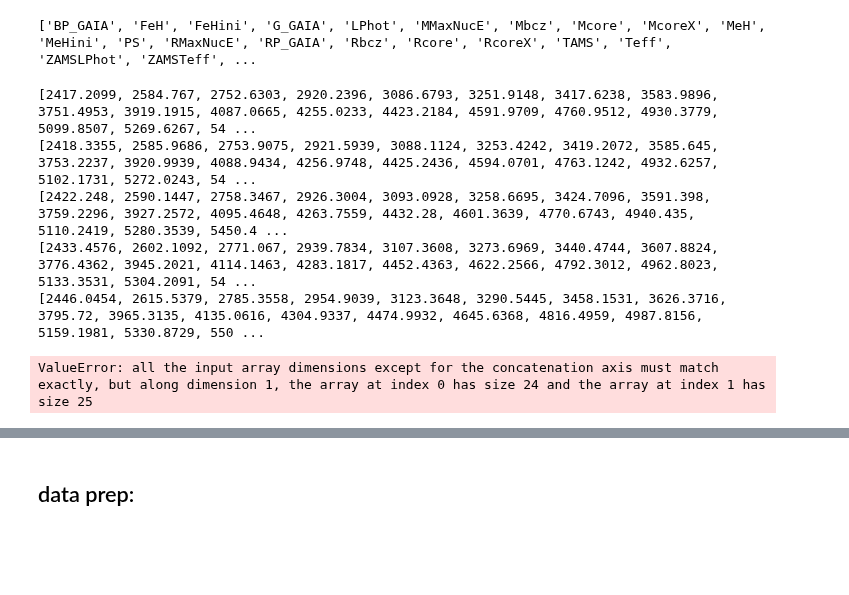
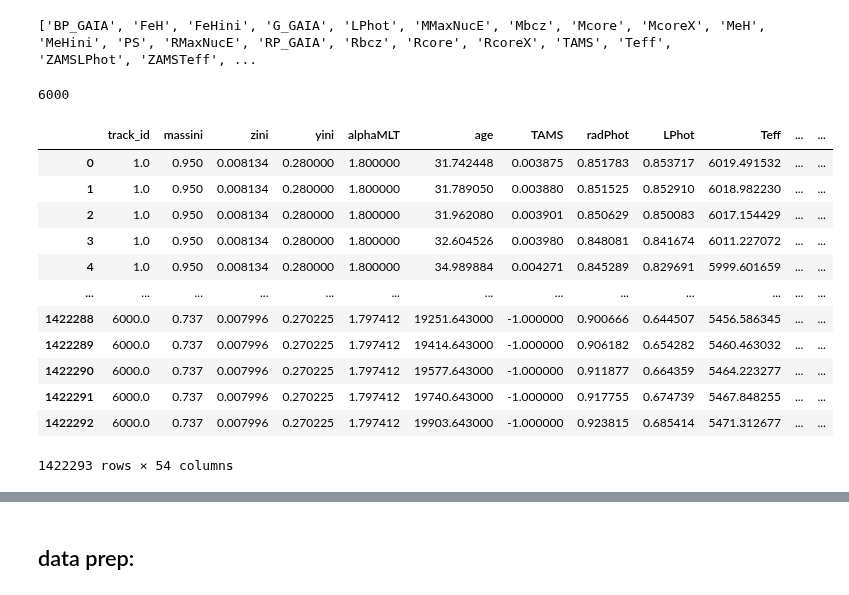
Before and after one commit to ojscutt/pitchfork, a Jupyter notebook: keystone/1_data_prep_Barbie.ipynb, the cells around one changed output, grey strips where cells are left out. Cells and saved outputs as stored; diff of their text form; code cells hidden in the pictures; blank space fills up the shorter version.

```diff
--- a/keystone/1_data_prep_Barbie.ipynb
+++ b/keystone/1_data_prep_Barbie.ipynb
@@ -47,10 +47,11 @@ def track_df_gen(grid, track_ids, headers=['age', 'Teff', 'LPhot']):
 
     return pd.DataFrame(tracks_array, columns = ['track_id']+headers)
 # %%
-def track_df_gen(grid, track_ids, n_min=15, n_max=25, headers=['age', 'Teff', 'LPhot']):
-
+def track_df_gen(grid, track_ids, n_min=10, n_max=30, headers=['age', 'Teff', 'LPhot']):
+    nu_headers = [f"nu_0_{n}" for n in range(n_min, n_max+1)]
     first_switch=0
     for track_id in track_ids:
+        print(str(track_id), end="\r")
         track = grid['grid/tracks/track'+track_id]
 
         track_array = np.full(len(track[headers[0]]), int(track_id))
@@ -67,69 +68,72 @@ def track_df_gen(grid, track_ids, n_min=15, n_max=25, headers=['age', 'Teff', 'L
         osckeys = track['osckey']
         dnufits = track['dnufit']
 
-        nu_headers = [f"nu_0_{n}" for n in range(n_min, n_max+1)]
-
         i = 0
         for point in points:
             n_vals = osckeys[i][1][np.where(osckeys[i][0] == 0)[0]]
             n_upper = n_vals[-1]
             n_lower = n_vals[0]
+            dnufit = dnufits[i]
 
             nu_vals = list(track['osc'][i][0][np.where(osckeys[i][0] == 0)])
 
             if n_upper < n_max:
-                dnufit = dnufits[i]
                 nu_max = nu_vals[-1]
                 n_diff = n_max - n_upper
                 try:
-                    nu_upper_pad = np.arange(nu_max+dnufit, nu_max+(dnufit*(n_diff+1)), dnufit)
+                    nu_upper_pad = (np.linspace(1,n_diff,n_diff)*dnufit)+nu_max
                 except:
                     nu_upper_pad = np.full(n_diff, nu_max)
-                    n_upper=n_max
                 nu_vals = nu_vals + nu_upper_pad.tolist()
+                n_upper=n_max
 
 
             if n_lower > n_min:
-                dnufit = dnufits[i]
                 nu_min = nu_vals[0]
                 n_diff = n_lower - n_min
                 try:
-                    nu_lower_pad = np.arange(nu_min-(n_diff*dnufit), nu_min, dnufit)
+                    nu_lower_pad = nu_min - (np.linspace(n_diff,1,n_diff)*dnufit)
                 except:
                     nu_lower_pad = np.full(n_diff, nu_min)
-                    n_lower=n_min
                 nu_vals = nu_lower_pad.tolist() + nu_vals
+                n_lower = n_min
 
-            nu_vals =
+            nu_vals = nu_vals[n_min - n_lower:(n_max - n_lower)+1]
+
             if i == 0:
                 nu_vals_arr = nu_vals
-                print(nu_vals_arr)
             else:
-                print(nu_vals)
                 nu_vals_arr = np.vstack((nu_vals_arr, nu_vals))
             i+=1
-
-        track_array = np.concatenate((track_array, nu_vals_arr))
+        track_array = np.concatenate((track_array, nu_vals_arr), axis=1)
 
         if first_switch == 0:
             tracks_array = track_array
             first_switch = 1
         else:
             tracks_array = np.vstack((tracks_array, track_array))
 
 
     return pd.DataFrame(tracks_array, columns = ['track_id']+headers+nu_headers)
 
 headers = ['massini', 'zini', 'yini', 'alphaMLT', 'age', 'TAMS', 'radPhot', 'LPhot', 'Teff', 'zsur', 'numax', 'dnufit']
 
-track_ids = [track_name.replace('track', '') for track_name in list(barbie_h5['grid/tracks'])[:100]]
+track_ids = [track_name.replace('track', '') for track_name in list(barbie_h5['grid/tracks'])]
 
-tracks_df = track_df_gen(barbie_h5,track_ids, headers=headers)
-tracks_df
+barbie_df = track_df_gen(barbie_h5,track_ids, n_min=5, n_max=45, headers=headers)
+barbie_df
 # %% [output]
-[2417.2099, 2584.767, 2752.6303, 2920.2396, 3086.6793, 3251.9148, 3417.6238, 3583.9896, 3751.4953, 3919.1915, 4087.0665, 4255.0233, 4423.2184, 4591.9709, 4760.9512, 4930.3779, 5099.8507, 5269.6267, 54 ...
-[2418.3355, 2585.9686, 2753.9075, 2921.5939, 3088.1124, 3253.4242, 3419.2072, 3585.645, 3753.2237, 3920.9939, 4088.9434, 4256.9748, 4425.2436, 4594.0701, 4763.1242, 4932.6257, 5102.1731, 5272.0243, 54 ...
-[2422.248, 2590.1447, 2758.3467, 2926.3004, 3093.0928, 3258.6695, 3424.7096, 3591.398, 3759.2296, 3927.2572, 4095.4648, 4263.7559, 4432.28, 4601.3639, 4770.6743, 4940.435, 5110.2419, 5280.3539, 5450.4 ...
-[2433.4576, 2602.1092, 2771.067, 2939.7834, 3107.3608, 3273.6969, 3440.4744, 3607.8824, 3776.4362, 3945.2021, 4114.1463, 4283.1817, 4452.4363, 4622.2566, 4792.3012, 4962.8023, 5133.3531, 5304.2091, 54 ...
-[2446.0454, 2615.5379, 2785.3558, 2954.9039, 3123.3648, 3290.5445, 3458.1531, 3626.3716, 3795.72, 3965.3135, 4135.0616, 4304.9337, 4474.9932, 4645.6368, 4816.4959, 4987.8156, 5159.1981, 5330.8729, 550 ...
+6000
+|  | track_id | massini | zini | yini | alphaMLT | age | TAMS | radPhot | LPhot | Teff | ... | ... |
+| 0 | 1.0 | 0.950 | 0.008134 | 0.280000 | 1.800000 | 31.742448 | 0.003875 | 0.851783 | 0.853717 | 6019.491532 | ... | ... |
+| 1 | 1.0 | 0.950 | 0.008134 | 0.280000 | 1.800000 | 31.789050 | 0.003880 | 0.851525 | 0.852910 | 6018.982230 | ... | ... |
+| 2 | 1.0 | 0.950 | 0.008134 | 0.280000 | 1.800000 | 31.962080 | 0.003901 | 0.850629 | 0.850083 | 6017.154429 | ... | ... |
+| 3 | 1.0 | 0.950 | 0.008134 | 0.280000 | 1.800000 | 32.604526 | 0.003980 | 0.848081 | 0.841674 | 6011.227072 | ... | ... |
+| 4 | 1.0 | 0.950 | 0.008134 | 0.280000 | 1.800000 | 34.989884 | 0.004271 | 0.845289 | 0.829691 | 5999.601659 | ... | ... |
+| ... | ... | ... | ... | ... | ... | ... | ... | ... | ... | ... | ... | ... |
+| 1422288 | 6000.0 | 0.737 | 0.007996 | 0.270225 | 1.797412 | 19251.643000 | -1.000000 | 0.900666 | 0.644507 | 5456.586345 | ... | ... |
+| 1422289 | 6000.0 | 0.737 | 0.007996 | 0.270225 | 1.797412 | 19414.643000 | -1.000000 | 0.906182 | 0.654282 | 5460.463032 | ... | ... |
+| 1422290 | 6000.0 | 0.737 | 0.007996 | 0.270225 | 1.797412 | 19577.643000 | -1.000000 | 0.911877 | 0.664359 | 5464.223277 | ... | ... |
+| 1422291 | 6000.0 | 0.737 | 0.007996 | 0.270225 | 1.797412 | 19740.643000 | -1.000000 | 0.917755 | 0.674739 | 5467.848255 | ... | ... |
+| 1422292 | 6000.0 | 0.737 | 0.007996 | 0.270225 | 1.797412 | 19903.643000 | -1.000000 | 0.923815 | 0.685414 | 5471.312677 | ... | ... |
-ValueError: all the input array dimensions except for the concatenation axis must match exactly, but along dimension 1, the array at index 0 has size 24 and the array at index 1 has size 25
+1422293 rows × 54 columns
```
Also changed, not shown: parts of 11 cells of this notebook, 3 other files.
